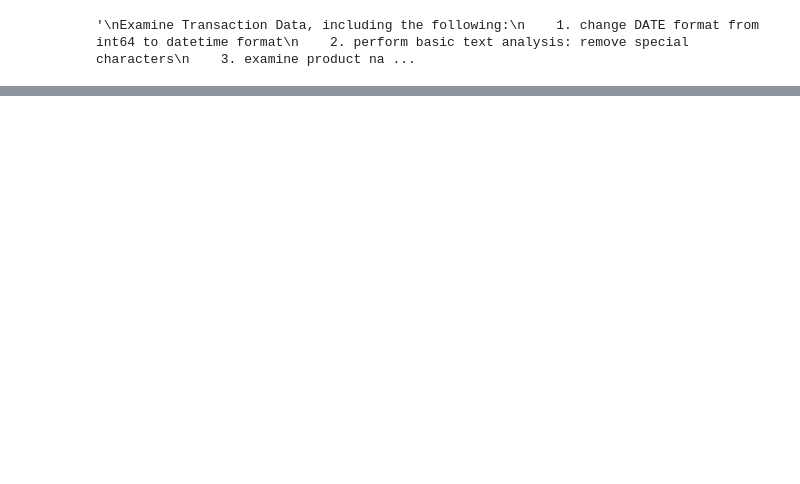
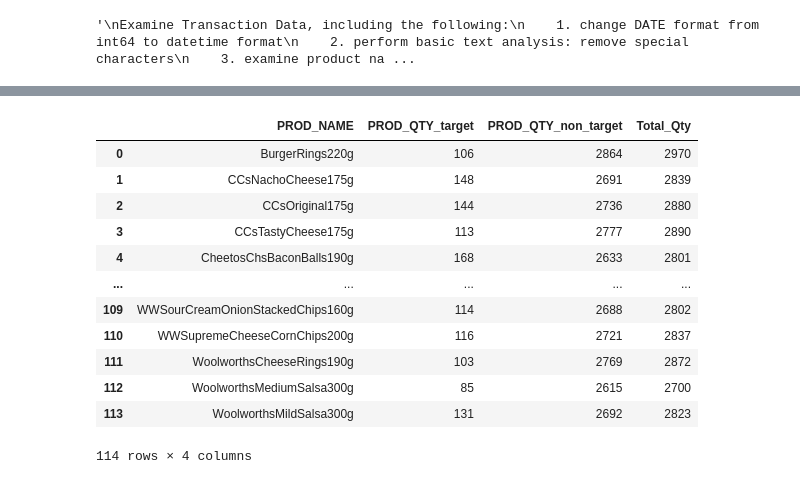
Before and after one commit to janewzhou/PortfolioProjects, a Jupyter notebook: Quantium Project/Quantium_Data_Validation&Wrangling.ipynb, the cells around one changed output, grey strips where cells are left out. Drawn from its saved outputs; the diff is of its cells as text; code cells hidden in the pictures; blank space fills up the shorter version.

```diff
--- a/Quantium Project/Quantium_Data_Validation&Wrangling.ipynb
+++ b/Quantium Project/Quantium_Data_Validation&Wrangling.ipynb
@@ -28,5 +19,5 @@ import getpass
 # %%
-filepath = "C:/Users/janew/Desktop/DA Project/Quantium Project/Task 1/"
+filepath = "C:/Users/janew/Desktop/PortfolioProjects/Quantium Project/"
 transactionData = pd.read_excel(filepath+"QVI_transaction_data.xlsx")
 customerData = pd.read_csv(filepath+"QVI_purchase_behaviour.csv")
 # %%
@@ -230,2 +426,18 @@ non_target_qty
 # %%
-qty_df = target_qty.merge(non_target_qty, on = 'PROD_NAME')
+qty = target_qty.merge(non_target_qty, on = 'PROD_NAME')
+qty['Total_Qty'] = qty['PROD_QTY_target'] + qty['PROD_QTY_non_target']
+qty
+# %% [output]
+|  | PROD_NAME | PROD_QTY_target | PROD_QTY_non_target | Total_Qty |
+| 0 | BurgerRings220g | 106 | 2864 | 2970 |
+| 1 | CCsNachoCheese175g | 148 | 2691 | 2839 |
+| 2 | CCsOriginal175g | 144 | 2736 | 2880 |
+| 3 | CCsTastyCheese175g | 113 | 2777 | 2890 |
+| 4 | CheetosChsBaconBalls190g | 168 | 2633 | 2801 |
+| ... | ... | ... | ... | ... |
+| 109 | WWSourCreamOnionStackedChips160g | 114 | 2688 | 2802 |
+| 110 | WWSupremeCheeseCornChips200g | 116 | 2721 | 2837 |
+| 111 | WoolworthsCheeseRings190g | 103 | 2769 | 2872 |
+| 112 | WoolworthsMediumSalsa300g | 85 | 2615 | 2700 |
+| 113 | WoolworthsMildSalsa300g | 131 | 2692 | 2823 |
+114 rows × 4 columns
```
Also changed, not shown: parts of 51 cells of this notebook.
